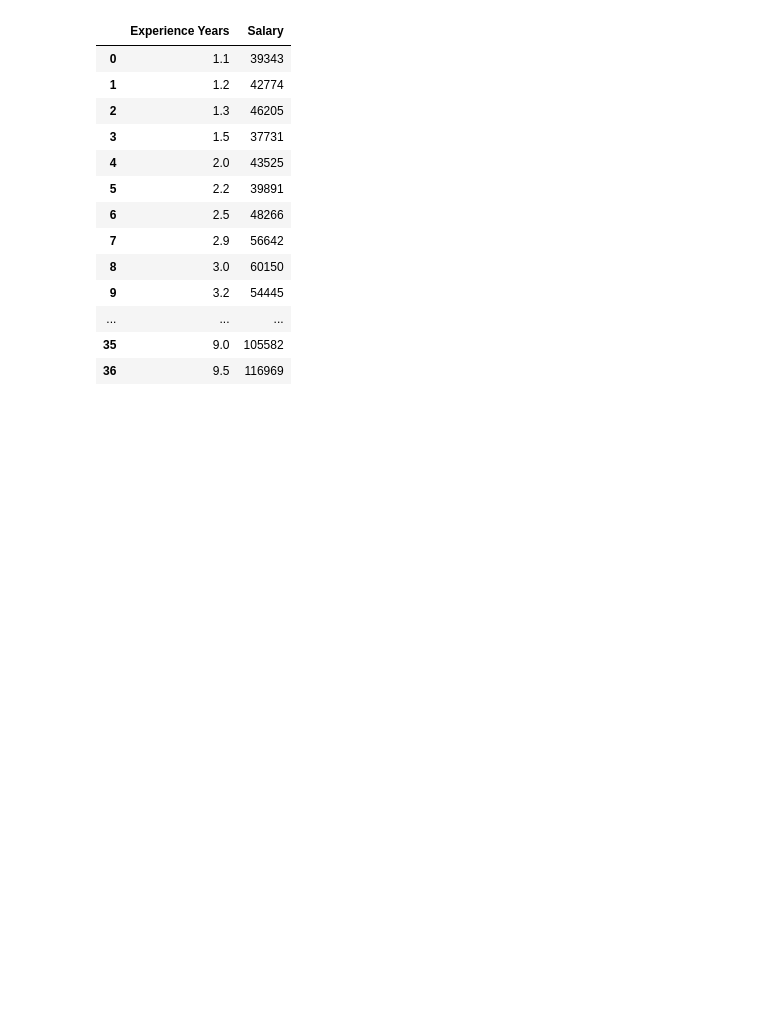
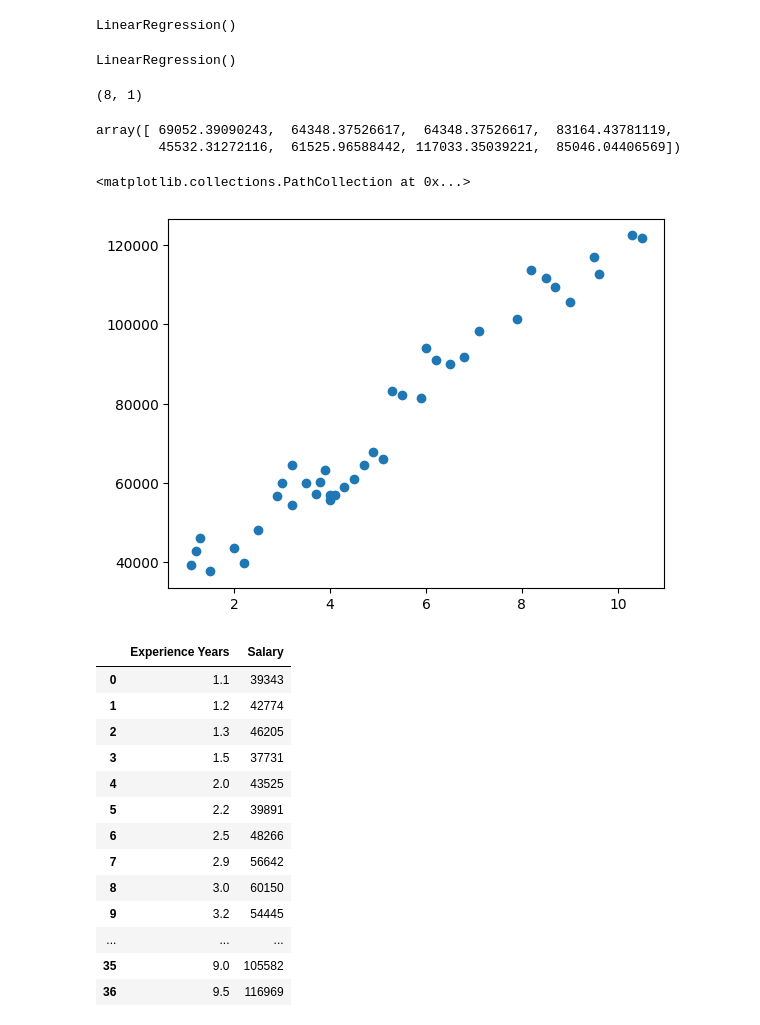
Before and after one commit to AI-2nd-years/Linear-Regression, a Jupyter notebook: regression_deborah.ipynb, the cells around one changed output. Saved outputs shown, nothing was run; the diff lists cells and outputs as text; code cells hidden in the pictures; blank space fills up the shorter version.

Commit message:
Premier depot du fichier regression

```diff
--- a/regression_deborah.ipynb
+++ b/regression_deborah.ipynb
@@ -14,0 +37,7 @@ SyntaxError: invalid syntax (1440399843.py, line 3)
+# %%
+import pandas as pd
+from sklearn.model_selection import train_test_split
+md = pd.read_csv('data1.csv')
+j = md['Experience Years']
+k = md['Salary']
+j_train, j_test, k_train, k_test = train_test_split(j, k, test_size=0.2, random_state=42)
@@ -15,3 +46,30 @@ SyntaxError: invalid syntax (1440399843.py, line 3)
+# %%
+lr
+# %% [output]
+LinearRegression()
+# %%
+lr.fit(j_train, k_train)
+# %% [output]
+LinearRegression()
+# %%
+
+j_test = j_test.reshape(-1, 1)
+kpred = lr.predict(j_test)
+
+
+print(j_test.shape)
+# %% [output]
+(8, 1)
+# %%
+kpred
+# %% [output]
+array([ 69052.39090243,  64348.37526617,  64348.37526617,  83164.43781119,
+        45532.31272116,  61525.96588442, 117033.35039221,  85046.04406569])
+# %%
+plt.scatter(j,k)
+# %% [output]
+<matplotlib.collections.PathCollection at 0x...>
+[figure, added]
 # %%
 md = pd.read_csv('data1.csv')
 # %%
```
Also changed, not shown: parts of 21 cells of this notebook.
